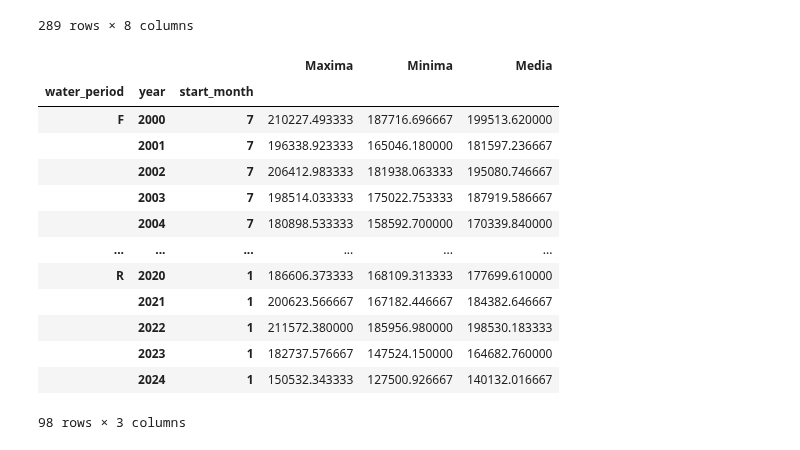
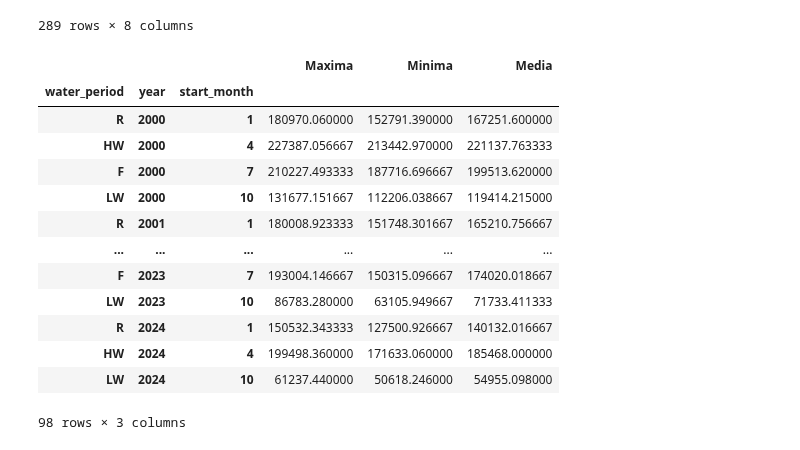
Before and after one commit to larissavaladao/py6s_harmonize_sample, a Jupyter notebook: 6. parameters_by_period/4.discharge_timeseries.ipynb, the cells around one changed output. Drawn from its saved outputs; the diff is of its cells as text; code cells hidden in the pictures.

```diff
--- a/6. parameters_by_period/4.discharge_timeseries.ipynb
+++ b/6. parameters_by_period/4.discharge_timeseries.ipynb
@@ -130,21 +130,21 @@ aggregated_data = df_discharge.groupby(['water_period', 'year','start_month']).a
     Maxima=('Maxima', 'mean'),
     Minima=('Minima', 'mean'),
     Media=('Media', 'mean')
-)
+).sort_values(by=['year','start_month'])
-# %%
-aggregated_data = aggregated_data.transform(lambda x: x.rank(ascending=False))
-# %% [output]
-|  |  |  | Maxima | Minima | Media |
-| water_period | year | start_month |  |  |  |
-| F | 2000 | 7 | 210227.493333 | 187716.696667 | 199513.620000 |
-|  | 2001 | 7 | 196338.923333 | 165046.180000 | 181597.236667 |
-|  | 2002 | 7 | 206412.983333 | 181938.063333 | 195080.746667 |
-|  | 2003 | 7 | 198514.033333 | 175022.753333 | 187919.586667 |
-|  | 2004 | 7 | 180898.533333 | 158592.700000 | 170339.840000 |
-| ... | ... | ... | ... | ... | ... |
-| R | 2020 | 1 | 186606.373333 | 168109.313333 | 177699.610000 |
-|  | 2021 | 1 | 200623.566667 | 167182.446667 | 184382.646667 |
-|  | 2022 | 1 | 211572.380000 | 185956.980000 | 198530.183333 |
-|  | 2023 | 1 | 182737.576667 | 147524.150000 | 164682.760000 |
-|  | 2024 | 1 | 150532.343333 | 127500.926667 | 140132.016667 |
-98 rows × 3 columns
+# %%
+aggregated_data
+# %% [output]
+|  |  |  | Maxima | Minima | Media |
+| water_period | year | start_month |  |  |  |
+| R | 2000 | 1 | 180970.060000 | 152791.390000 | 167251.600000 |
+| HW | 2000 | 4 | 227387.056667 | 213442.970000 | 221137.763333 |
+| F | 2000 | 7 | 210227.493333 | 187716.696667 | 199513.620000 |
+| LW | 2000 | 10 | 131677.151667 | 112206.038667 | 119414.215000 |
+| R | 2001 | 1 | 180008.923333 | 151748.301667 | 165210.756667 |
+| ... | ... | ... | ... | ... | ... |
+| F | 2023 | 7 | 193004.146667 | 150315.096667 | 174020.018667 |
+| LW | 2023 | 10 | 86783.280000 | 63105.949667 | 71733.411333 |
+| R | 2024 | 1 | 150532.343333 | 127500.926667 | 140132.016667 |
+| HW | 2024 | 4 | 199498.360000 | 171633.060000 | 185468.000000 |
+| LW | 2024 | 10 | 61237.440000 | 50618.246000 | 54955.098000 |
+98 rows × 3 columns
```
Also changed, not shown: parts of 2 cells of this notebook.
